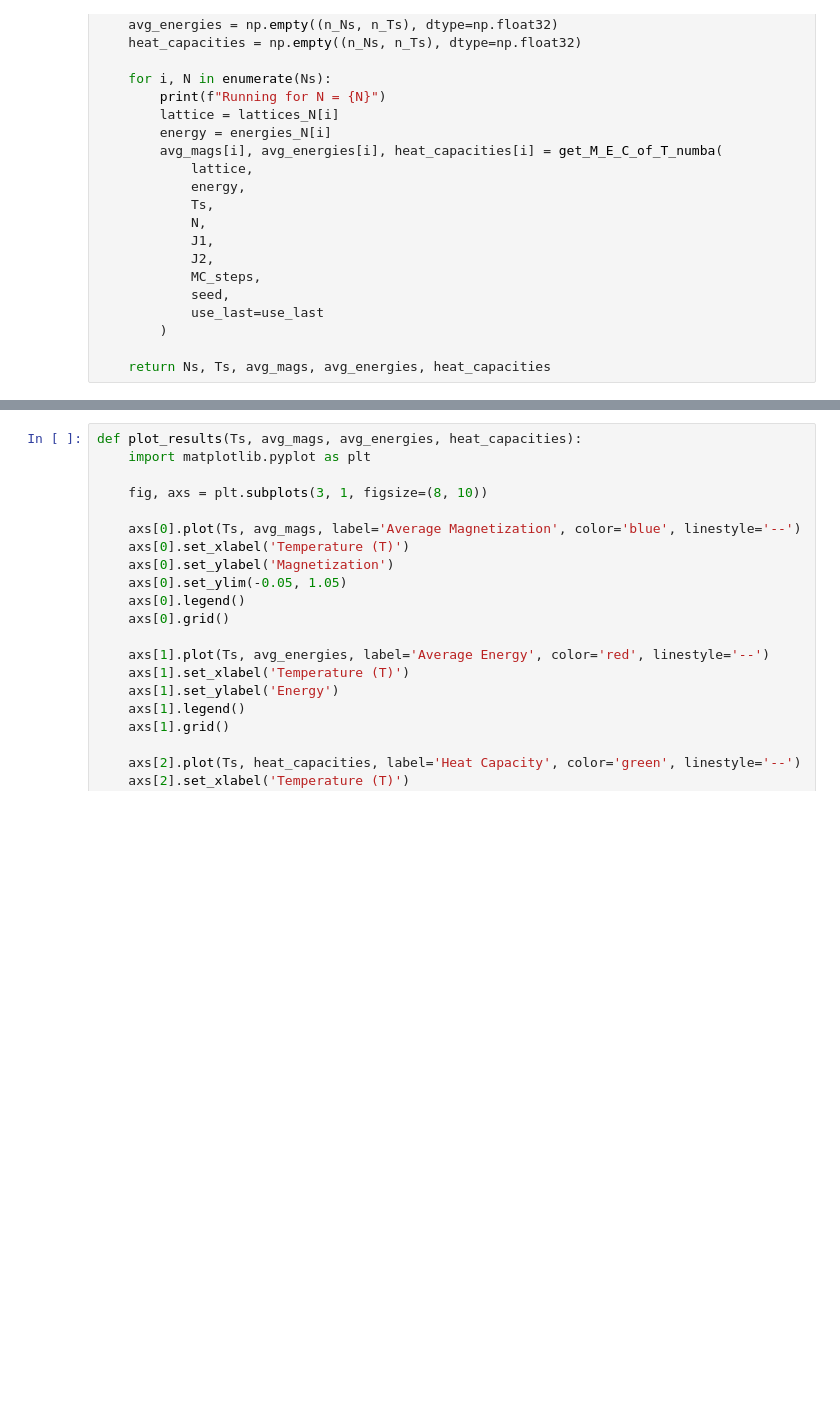
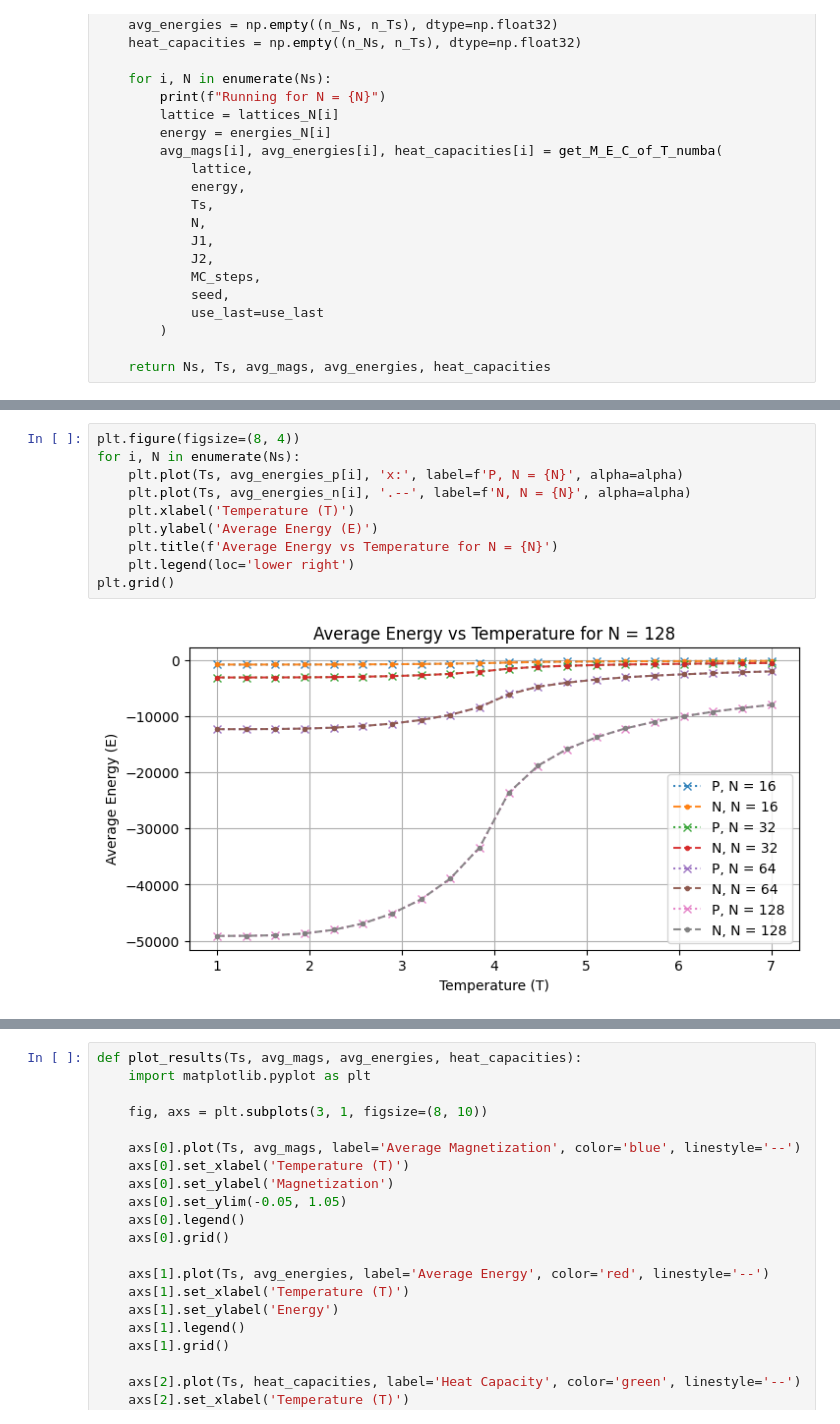
Before and after one commit to MrIsCM/Ising-Model, a Jupyter notebook: speed_tests.ipynb, the cells around one changed output, grey strips where cells are left out. Saved outputs shown, nothing was run; the diff lists cells and outputs as text; blank space fills up the shorter version.

```diff
--- a/speed_tests.ipynb
+++ b/speed_tests.ipynb
@@ -142,0 +135,12 @@ _, _, avg_mags_n, avg_energies_n, heat_capacities_n = simulate_all(p_n)
+# %%
+plt.figure(figsize=(8, 4))
+for i, N in enumerate(Ns):
+    plt.plot(Ts, avg_energies_p[i], 'x:', label=f'P, N = {N}', alpha=alpha)
+    plt.plot(Ts, avg_energies_n[i], '.--', label=f'N, N = {N}', alpha=alpha)
+    plt.xlabel('Temperature (T)')
+    plt.ylabel('Average Energy (E)')
+    plt.title(f'Average Energy vs Temperature for N = {N}')
+    plt.legend(loc='lower right')
+plt.grid()
+# %% [output]
+[figure, added]
```
Also changed, not shown: parts of 10 cells of this notebook, 2 other files.
